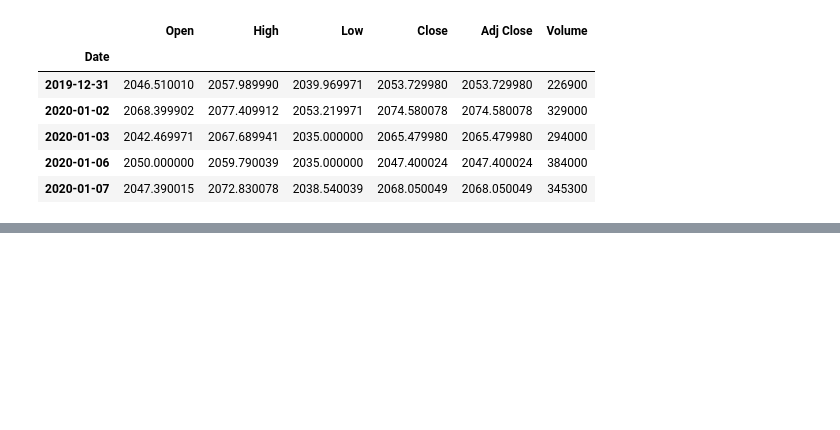
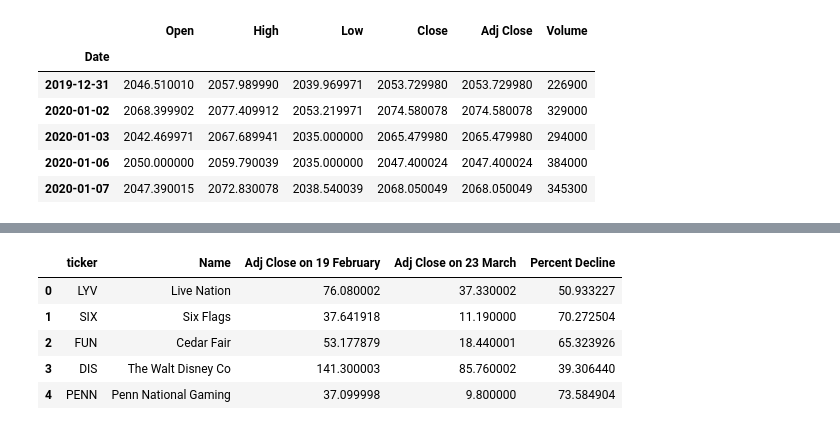
Before and after one commit to ritik-k/Stock_Market_Analysis, a Jupyter notebook: scratch.ipynb, the cells around one changed output, grey strips where cells are left out. Drawn from its saved outputs; the diff is of its cells as text; code cells hidden in the pictures; blank space fills up the shorter version.

```diff
--- a/scratch.ipynb
+++ b/scratch.ipynb
@@ -185,0 +138,6 @@ fig.add_shape(
+# %%
+# Entertainment industry
+plot_f(stock['LYV'],stock['SIX'],stock['FUN'],stock['DIS'],stock['PENN'])
+entertainment = df_f(stock['LYV'],stock['SIX'],stock['FUN'],stock['DIS'],stock['PENN'])
+entertainment
+# %% [output]
@@ -185,0 +145,6 @@ fig.add_shape(
+|  | ticker | Name | Adj Close on 19 February | Adj Close on 23 March | Percent Decline |
+| 0 | LYV | Live Nation | 76.080002 | 37.330002 | 50.933227 |
+| 1 | SIX | Six Flags | 37.641918 | 11.190000 | 70.272504 |
+| 2 | FUN | Cedar Fair | 53.177879 | 18.440001 | 65.323926 |
+| 3 | DIS | The Walt Disney Co | 141.300003 | 85.760002 | 39.306440 |
+| 4 | PENN | Penn National Gaming | 37.099998 | 9.800000 | 73.584904 |
```
Also changed, not shown: parts of 24 cells of this notebook, 14 other files.
